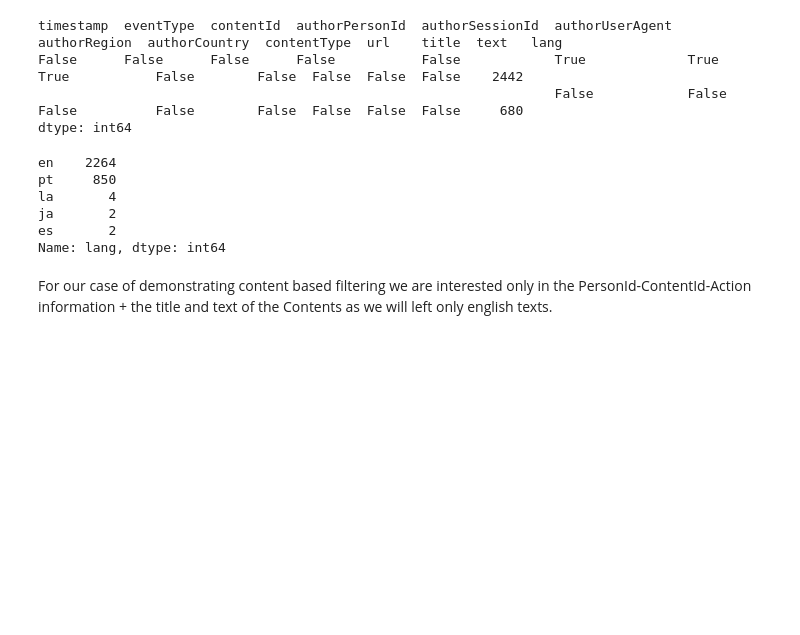
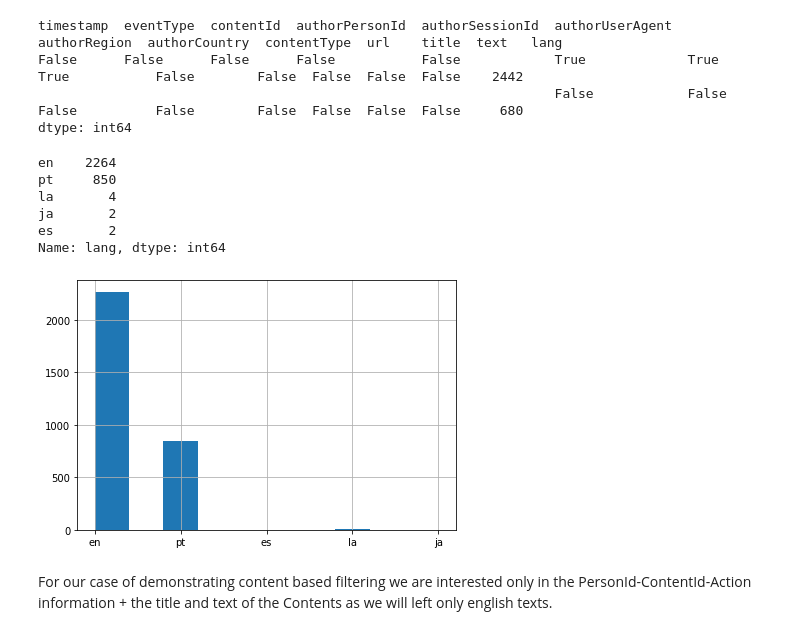
Before and after one commit to JoeJoe1313/Recommender-Systems, a Jupyter notebook: Copy_of_Content_based_Recommender_Example.ipynb, the cells around one changed output. Drawn from its saved outputs; the diff is of its cells as text; code cells hidden in the pictures; blank space fills up the shorter version.

```diff
--- a/Copy_of_Content_based_Recommender_Example.ipynb
+++ b/Copy_of_Content_based_Recommender_Example.ipynb
@@ -207,6 +213,13 @@ la       4
 ja       2
 es       2
 Name: lang, dtype: int64
+# %%
+# Insert language plot here
+articles_df['lang'].hist()
+plt.tight_layout()
+plt.show()
+# %% [output]
+[figure, added]
 # %% [markdown]
 For our case of demonstrating content based filtering we are interested only in the PersonId-ContentId-Action information + the title and text of the Contents as we will left only english texts.
 # %%
```
Also changed, not shown: parts of 5 cells of this notebook.
